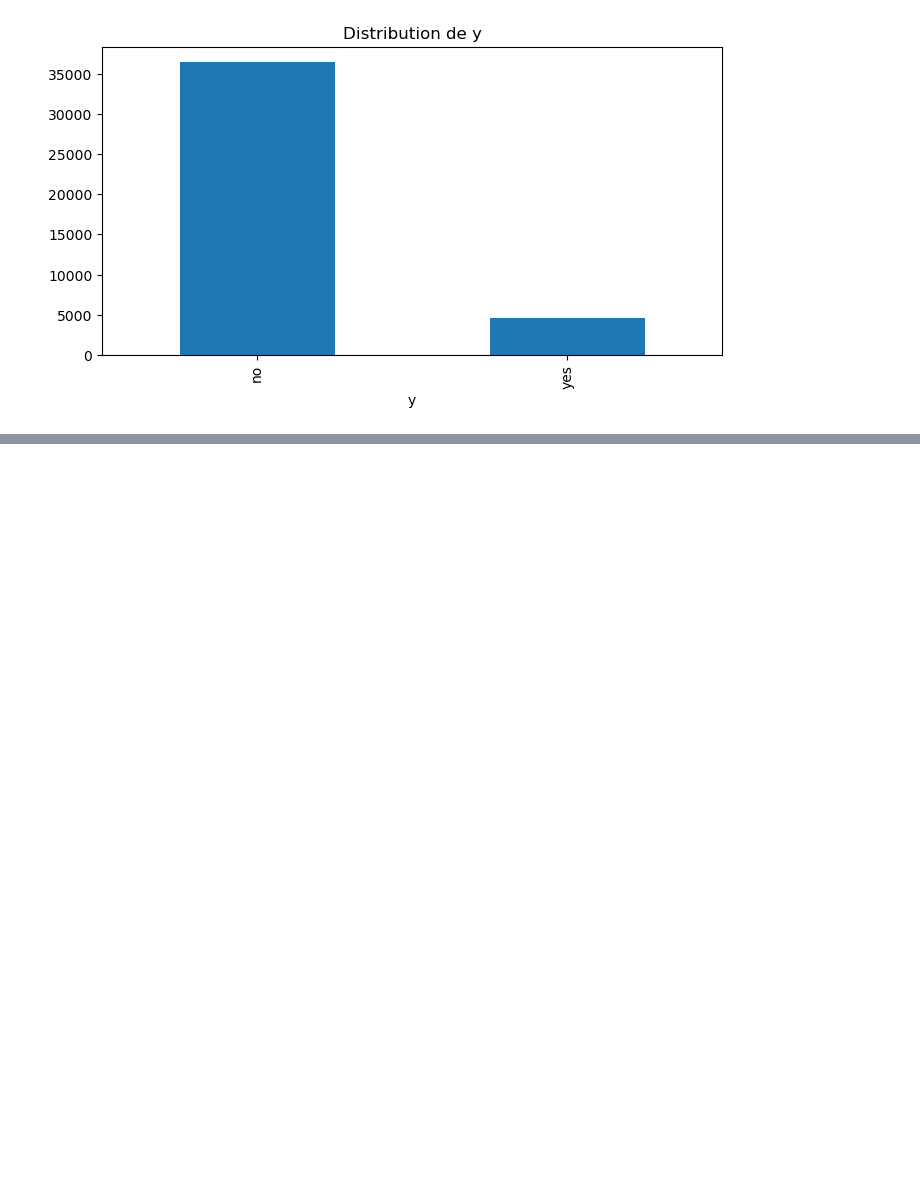
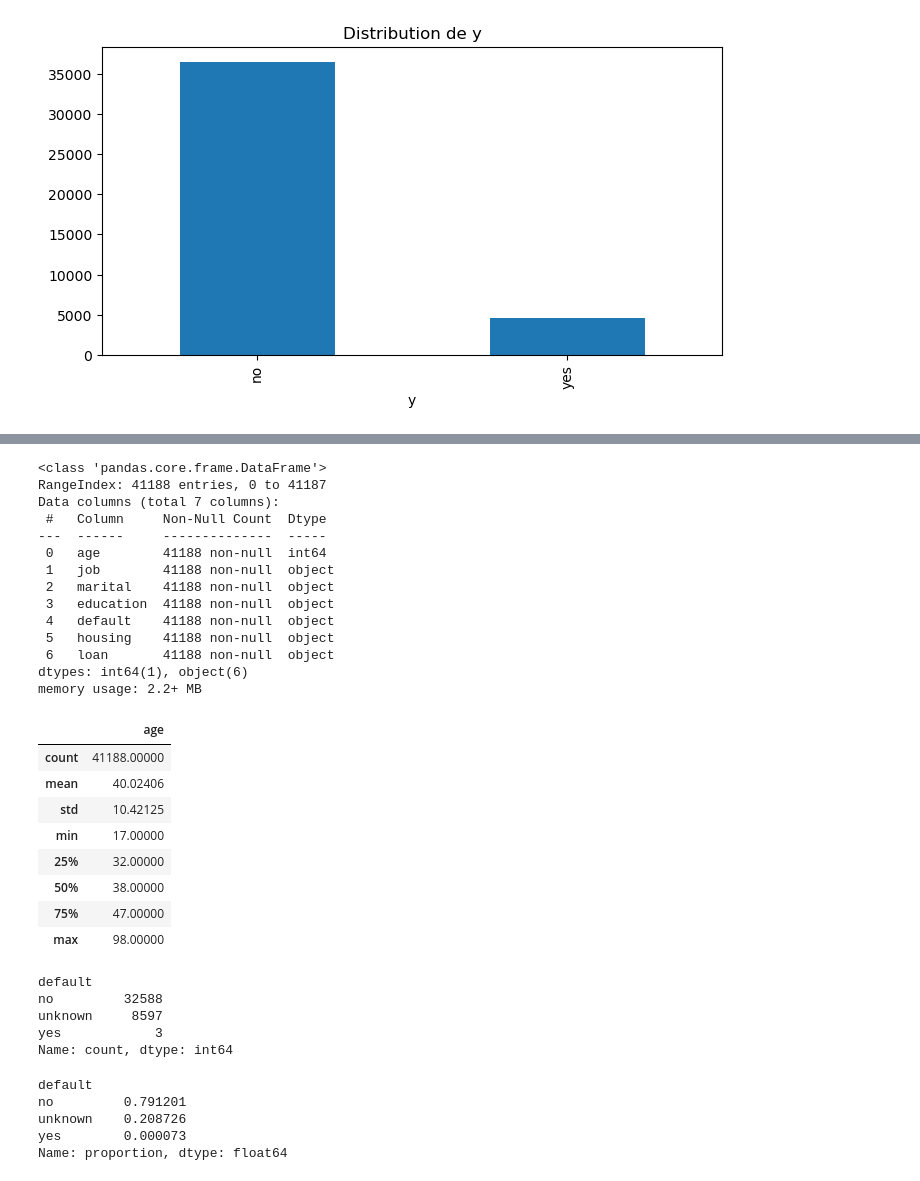
Before and after one commit to AhmedHammadi117/Bank-marketing, a Jupyter notebook: analyse.ipynb, the cells around one changed output, grey strips where cells are left out. Saved outputs shown, nothing was run; the diff lists cells and outputs as text; code cells hidden in the pictures; blank space fills up the shorter version.

```diff
--- a/analyse.ipynb
+++ b/analyse.ipynb
@@ -102,0 +121,44 @@ for col in cat_cols:
+# %%
+client.shape
+client.info()
+client.describe()
+# %% [output]
+<class 'pandas.core.frame.DataFrame'>
+RangeIndex: 41188 entries, 0 to 41187
+Data columns (total 7 columns):
+ #   Column     Non-Null Count  Dtype
+---  ------     --------------  -----
+ 0   age        41188 non-null  int64
+ 1   job        41188 non-null  object
+ 2   marital    41188 non-null  object
+ 3   education  41188 non-null  object
+ 4   default    41188 non-null  object
+ 5   housing    41188 non-null  object
+ 6   loan       41188 non-null  object
+dtypes: int64(1), object(6)
+memory usage: 2.2+ MB
+|  | age |
+| count | 41188.00000 |
+| mean | 40.02406 |
+| std | 10.42125 |
+| min | 17.00000 |
+| 25% | 32.00000 |
+| 50% | 38.00000 |
+| 75% | 47.00000 |
+| max | 98.00000 |
+# %%
+client["default"].value_counts()
+# %% [output]
+default
+no         32588
+unknown     8597
+yes            3
+Name: count, dtype: int64
+# %%
+client["default"].value_counts(normalize=True)
+# %% [output]
+default
+no         0.791201
+unknown    0.208726
+yes        0.000073
+Name: proportion, dtype: float64
```
Also changed, not shown: parts of 4 cells of this notebook, 9 other files.
